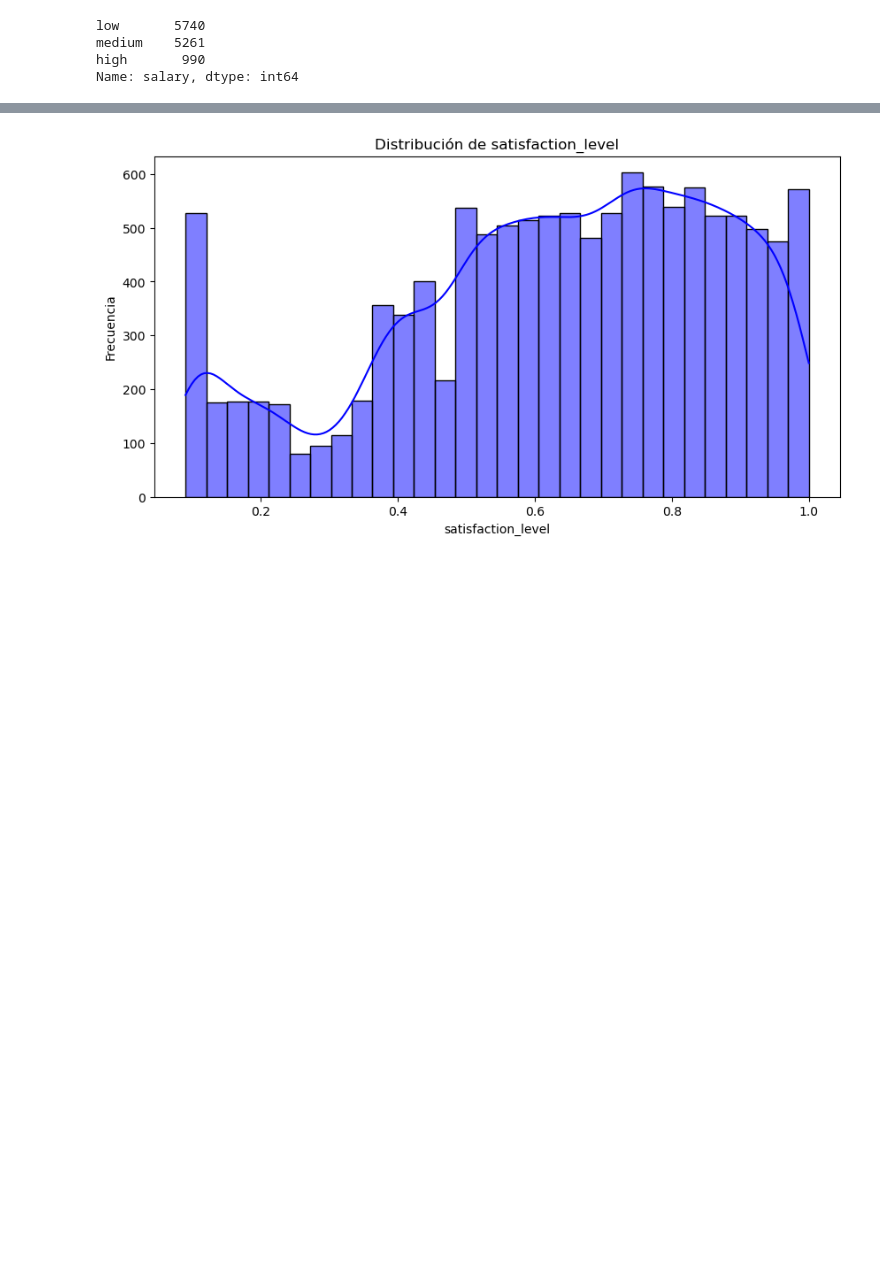
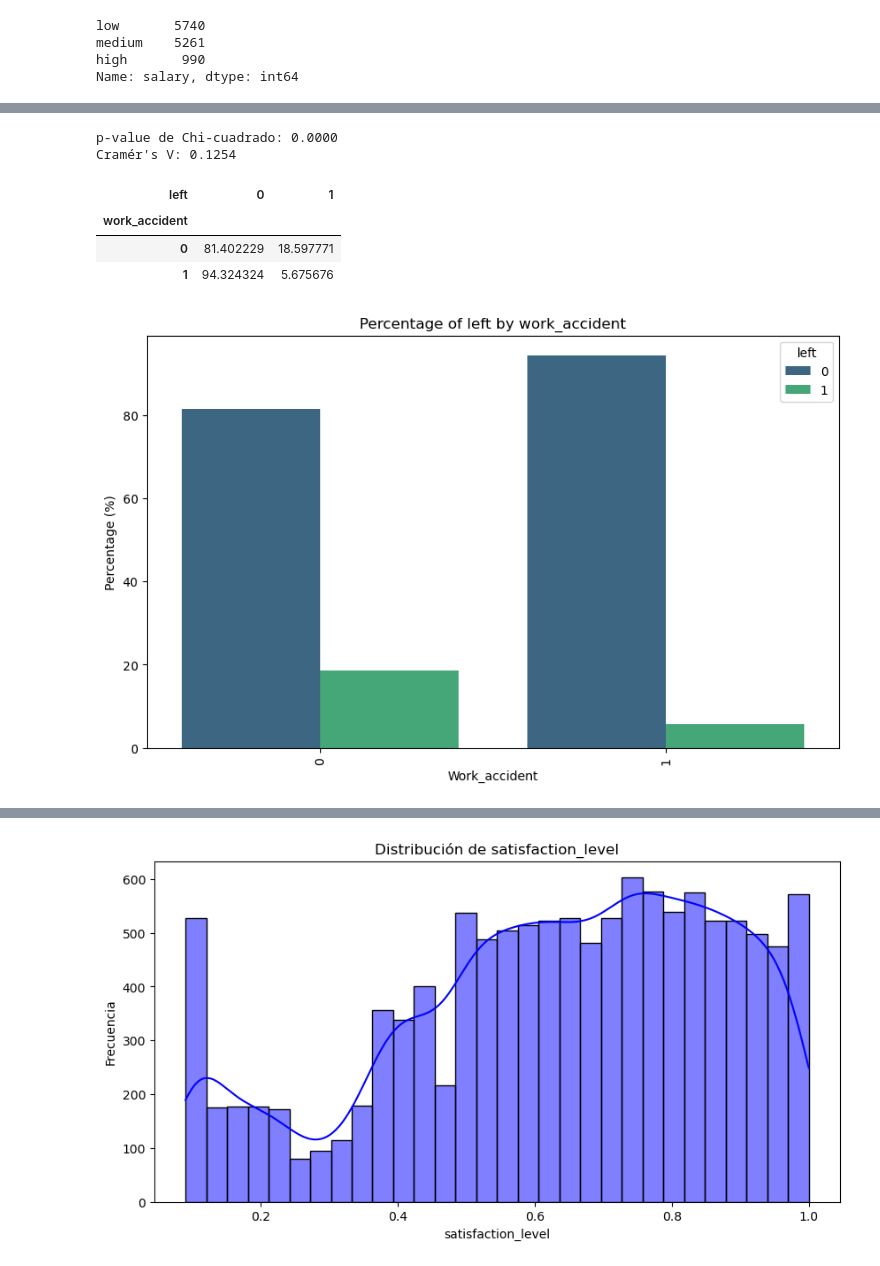
Before and after one commit to LOA395/how_to_prevent_employee_burnout, a Jupyter notebook: main copy.ipynb, the cells around one changed output, grey strips where cells are left out. Cells and saved outputs as stored; diff of their text form; code cells hidden in the pictures; blank space fills up the shorter version.

```diff
--- a/main copy.ipynb
+++ b/main copy.ipynb
@@ -152,0 +213,10 @@ data.corr()
+# %%
+eda_bi_cat(data, 'work_accident', 'left')
+# %% [output]
+p-value de Chi-cuadrado: 0.0000
+Cramér's V: 0.1254
+| left | 0 | 1 |
+| work_accident |  |  |
+| 0 | 81.402229 | 18.597771 |
+| 1 | 94.324324 | 5.675676 |
+[figure, added]
```
Also changed, not shown: parts of 16 cells of this notebook, 1 other file.
